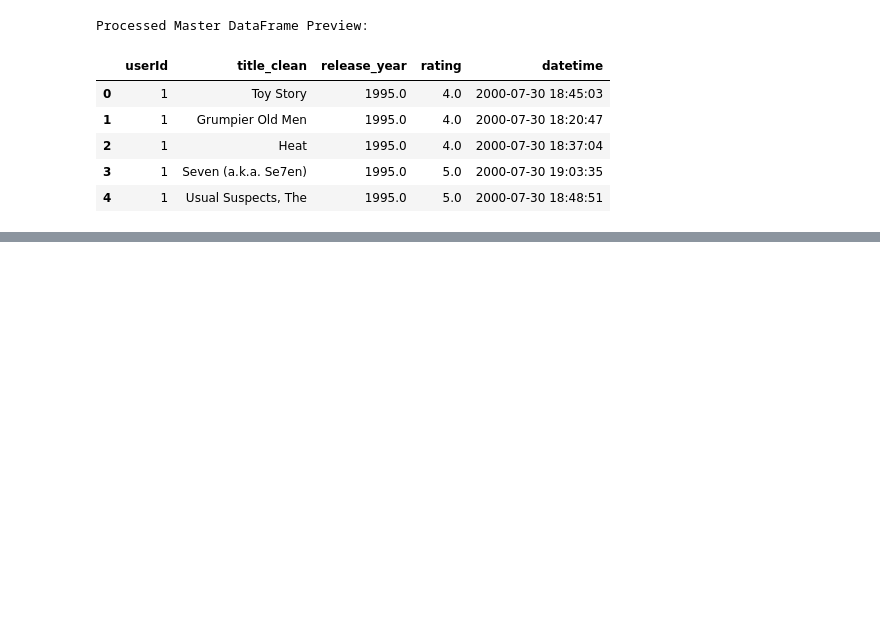
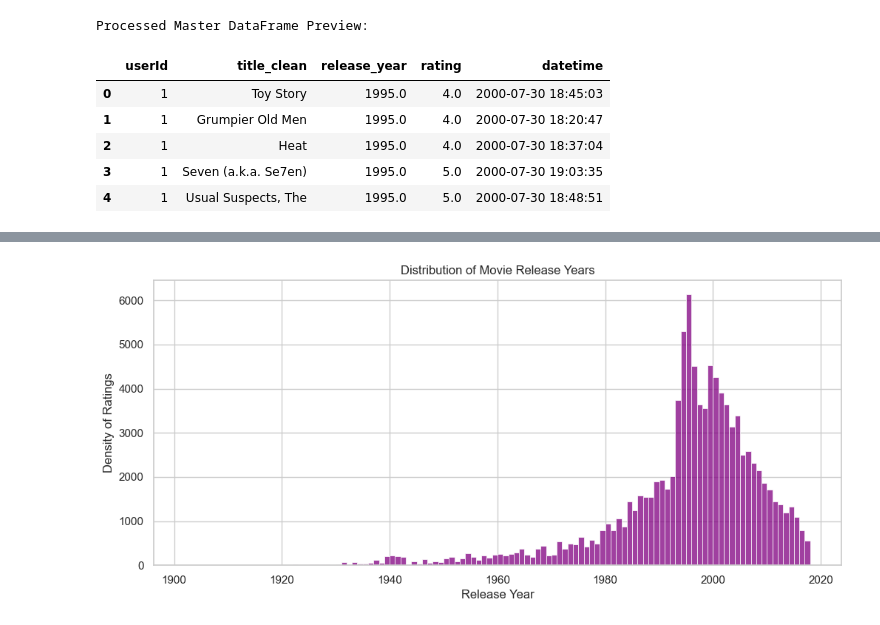
Before and after one commit to rafglo/Movie-Recommendation-System-with-Explainability, a Jupyter notebook: notebooks/eda.ipynb, the cells around one changed output, grey strips where cells are left out. Cells and saved outputs as stored; diff of their text form; code cells hidden in the pictures; blank space fills up the shorter version.

```diff
--- a/notebooks/eda.ipynb
+++ b/notebooks/eda.ipynb
@@ -66,0 +133,9 @@ Processed Master DataFrame Preview:
+# %%
+plt.figure(figsize=(12, 5))
+sns.histplot(data=df, x='release_year', bins=int(df['release_year'].max() - df['release_year'].min()), color='purple')
+plt.title('Distribution of Movie Release Years')
+plt.xlabel('Release Year')
+plt.ylabel('Density of Ratings')
+plt.show()
+# %% [output]
+[figure, added]
```
Also changed, not shown: parts of 15 cells of this notebook.
